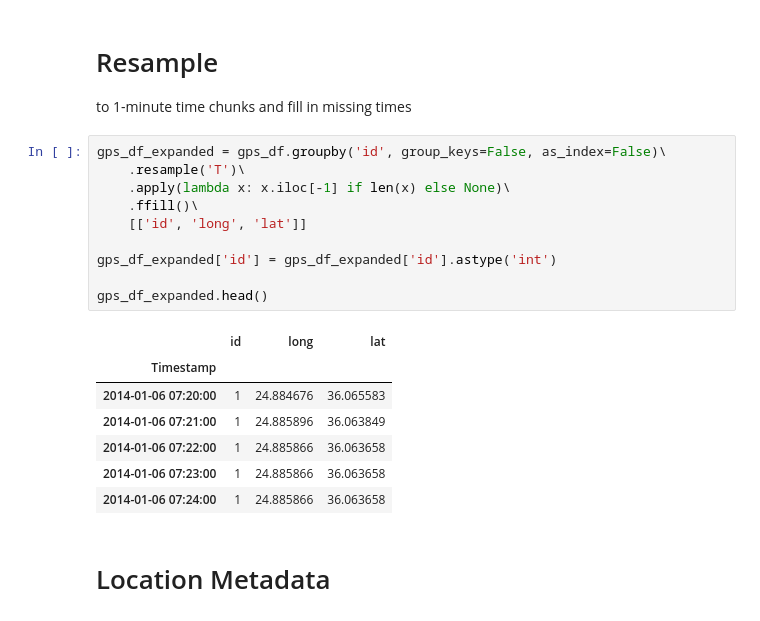
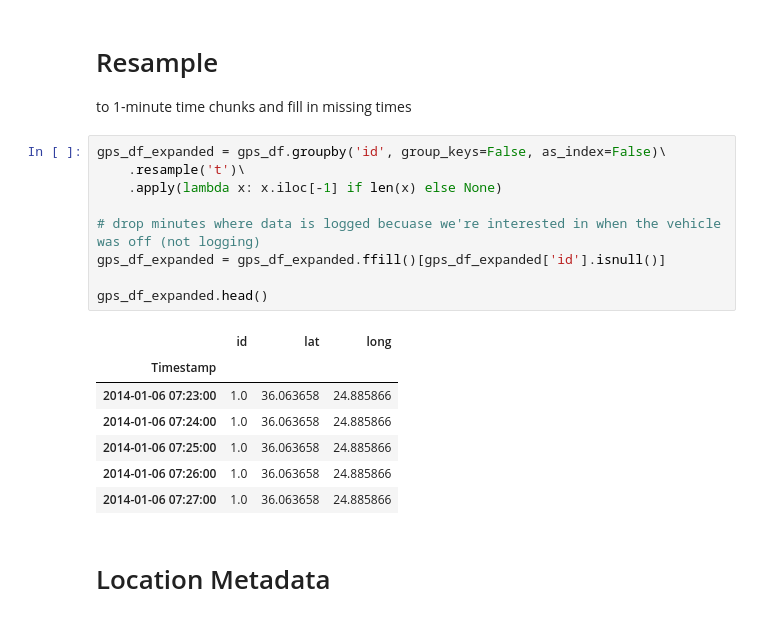
Before and after one commit to pnnl/chissl, a Jupyter notebook: VAST 2014.ipynb, the cells around one changed output. Cells and saved outputs as stored; diff of their text form.

Commit message:
Reimplemented to filter out data while the vehicle is moving/recording, this helps remove noise.

```diff
--- a/VAST 2014.ipynb
+++ b/VAST 2014.ipynb
@@ -33,22 +33,21 @@ gps_df.head()
 to 1-minute time chunks and fill in missing times
 # %%
 gps_df_expanded = gps_df.groupby('id', group_keys=False, as_index=False)\
-    .resample('T')\
-    .apply(lambda x: x.iloc[-1] if len(x) else None)\
-    .ffill()\
-    [['id', 'long', 'lat']]
+    .resample('t')\
+    .apply(lambda x: x.iloc[-1] if len(x) else None)
 
-gps_df_expanded['id'] = gps_df_expanded['id'].astype('int')
+# drop minutes where data is logged becuase we're interested in when the vehicle was off (not logging)
+gps_df_expanded = gps_df_expanded.ffill()[gps_df_expanded['id'].isnull()]
 
 gps_df_expanded.head()
 # %% [output]
-|  | id | long | lat |
+|  | id | lat | long |
 | Timestamp |  |  |  |
-| 2014-01-06 07:20:00 | 1 | 24.884676 | 36.065583 |
-| 2014-01-06 07:21:00 | 1 | 24.885896 | 36.063849 |
-| 2014-01-06 07:22:00 | 1 | 24.885866 | 36.063658 |
-| 2014-01-06 07:23:00 | 1 | 24.885866 | 36.063658 |
-| 2014-01-06 07:24:00 | 1 | 24.885866 | 36.063658 |
+| 2014-01-06 07:23:00 | 1.0 | 36.063658 | 24.885866 |
+| 2014-01-06 07:24:00 | 1.0 | 36.063658 | 24.885866 |
+| 2014-01-06 07:25:00 | 1.0 | 36.063658 | 24.885866 |
+| 2014-01-06 07:26:00 | 1.0 | 36.063658 | 24.885866 |
+| 2014-01-06 07:27:00 | 1.0 | 36.063658 | 24.885866 |
 # %% [markdown]
 # Location Metadata
 # %%
```
Also changed, not shown: parts of 12 cells of this notebook.
